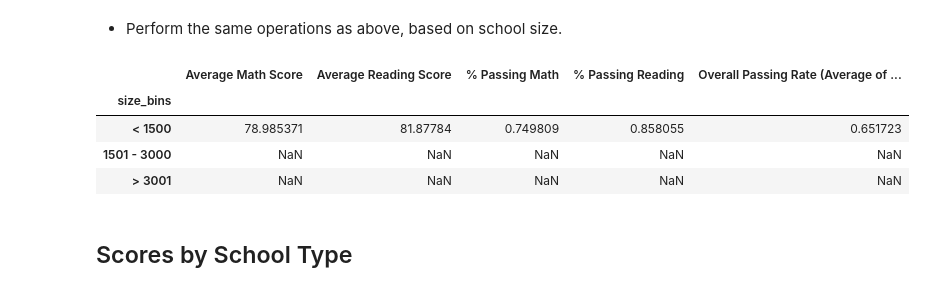
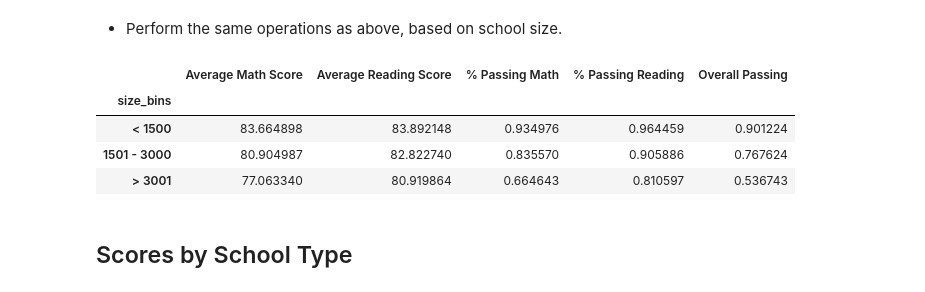
Before and after one commit to annarischitelli/Pandas-challenge, a Jupyter notebook: PyCitySchools_complete/PyCitySchools_Anna.ipynb, the cells around one changed output. Saved outputs shown, nothing was run; the diff lists cells and outputs as text; code cells hidden in the pictures.

```diff
--- a/PyCitySchools_complete/PyCitySchools_Anna.ipynb
+++ b/PyCitySchools_complete/PyCitySchools_Anna.ipynb
@@ -367,7 +367,7 @@ school_df = pd.DataFrame({
     "School Type": school_types,
     "Total Students": stu_per_school,
     "Total School Budget": budget_per_school,
-    "Per Student Budegt": budget_per_student,
+    "Per Student Budget": budget_per_student,
     "Average Math Score": avg_math_per_school,
     "Average Reading Score": avg_read_per_school,
     "% Passing Math": percent_pass_math_per_school,
@@ -542,0 +512,15 @@ score_by_school_spend
+# %%
+#Spending bins
+spending_bins = [0, 601, 626, 10000000]
+spending_bins_title = ['< 600', '601 - 625', '> 625']
+school_df['spending_bins'] = pd.cut(budget_per_student, spending_bins, labels = spending_bins_title)
+
+#Spending groups
+spending_groups = school_df.groupby('spending_bins')
+# print(school_df['Per Student Budget'].max())
+# print(school_df['Per Student Budget'].min())
+
+#Calculate scores
+avg_math = spending_groups['Average Math Score'].mean()
+avg_read = spending_groups['Average Reading Score'].mean()
+pass_math = spending_groups['% Passing Math'].mean()
@@ -545,36 +538,27 @@ score_by_school_spend
 # %% [markdown]
 * Perform the same operations as above, based on school size.
 # %%
-#Spending bins
+#Size bins
 size_bins = [0, 1500, 3000, 10000000]
 size_bins_title = ['< 1500', '1501 - 3000', '> 3001']
-school_data_complete['size_bins'] = pd.cut(school_data_complete['budget']/school_data_complete['size'], size_bins, labels = size_bins_title)
+school_df['size_bins'] = pd.cut(stu_per_school, size_bins, labels = size_bins_title)
 
 #Spending groups
-size_groups = school_data_complete.groupby('size_bins')
+size_groups = school_df.groupby('size_bins')
 
 #Calculate scores
-avg_math = size_groups['math_score'].mean()
-avg_read = size_groups['reading_score'].mean()
-pass_math = school_data_complete[school_data_complete['math_score'] >69].groupby('size_bins')['Student ID'].count()/size_groups['Student ID'].count()
-pass_read = school_data_complete[school_data_complete['reading_score'] >69].groupby('size_bins')['Student ID'].count()/size_groups['Student ID'].count()
-pass_overall = school_data_complete[(school_data_complete['reading_score'] >69) & (school_data_complete['math_score'] >69)].groupby('size_bins')['Student ID'].count()/size_groups['Student ID'].count()
+avg_math = size_groups['Average Math Score'].mean()
+avg_read = size_groups['Average Reading Score'].mean()
+pass_math = size_groups['% Passing Math'].mean()
 
-#Build dataframe
-score_by_school_size = pd.DataFrame({
-    "Average Math Score": avg_math,
-    "Average Reading Score": avg_read,
-    "% Passing Math": pass_math,
-    "% Passing Reading": pass_read,
-    "Overall Passing Rate (Average of above two)": pass_overall
-})
-score_by_school_size
+#Create dataframe
+size_groups.mean().loc[:,['Average Math Score','Average Reading Score', '% Passing Math', '% Passing Reading', 'Overall Passing']]
 # %% [output]
-|  | Average Math Score | Average Reading Score | % Passing Math | % Passing Reading | Overall Passing Rate (Average of ... |
+|  | Average Math Score | Average Reading Score | % Passing Math | % Passing Reading | Overall Passing |
 | size_bins |  |  |  |  |  |
-| < 1500 | 78.985371 | 81.87784 | 0.749809 | 0.858055 | 0.651723 |
-| 1501 - 3000 | NaN | NaN | NaN | NaN | NaN |
-| > 3001 | NaN | NaN | NaN | NaN | NaN |
+| < 1500 | 83.664898 | 83.892148 | 0.934976 | 0.964459 | 0.901224 |
+| 1501 - 3000 | 80.904987 | 82.822740 | 0.835570 | 0.905886 | 0.767624 |
+| > 3001 | 77.063340 | 80.919864 | 0.664643 | 0.810597 | 0.536743 |
 # %% [markdown]
 ## Scores by School Type
 # %% [markdown]
```
Also changed, not shown: parts of 5 cells of this notebook.
